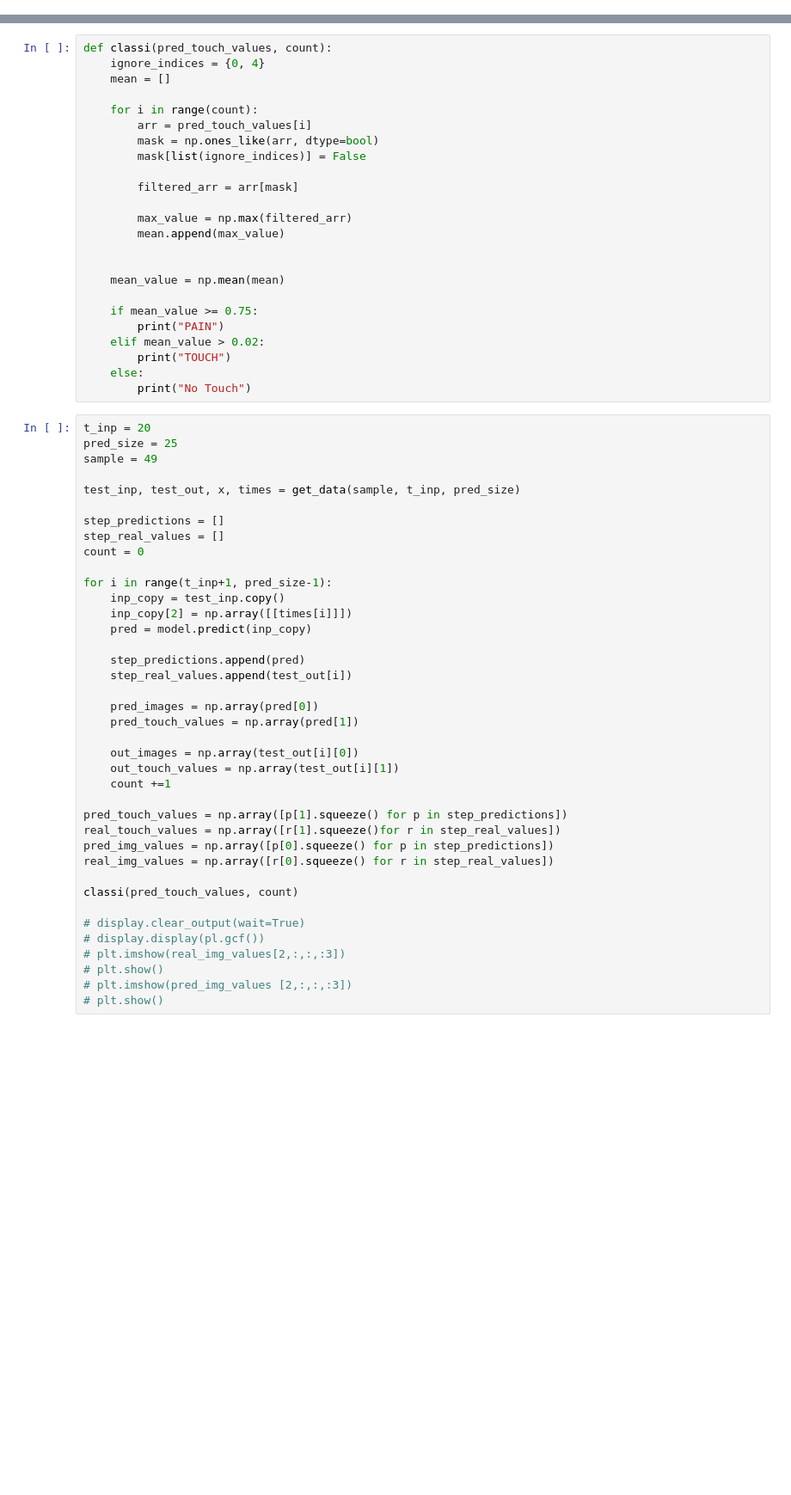
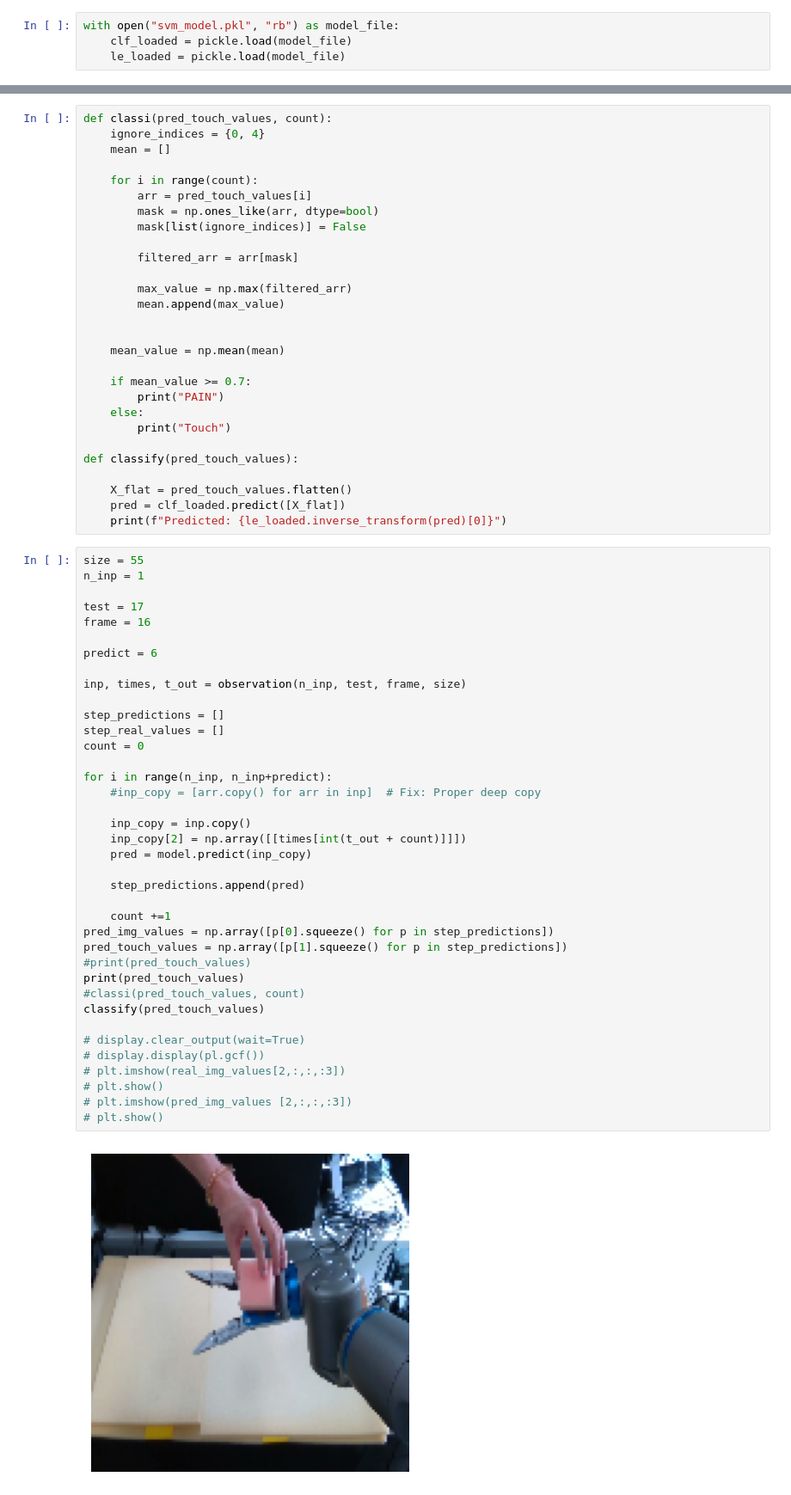
Before and after one commit to Pardal24/PainSensation, a Jupyter notebook: Test.ipynb, the cells around one changed output, grey strips where cells are left out. Shown: that part at 86% size. Saved outputs shown, nothing was run; the diff lists cells and outputs as text; blank space fills up the shorter version.

```diff
--- a/Test.ipynb
+++ b/Test.ipynb
@@ -64,4 +64,8 @@ Total params: 2770766 (10.57 MB)
 Trainable params: 2770766 (10.57 MB)
 Non-trainable params: 0 (0.00 Byte)
 __________________________________________________________________________________________________
+# %%
+with open("svm_model.pkl", "rb") as model_file:
+    clf_loaded = pickle.load(model_file)
+    le_loaded = pickle.load(model_file)
 # %%
@@ -126,49 +122,53 @@ def classi(pred_touch_values, count):
 
     mean_value = np.mean(mean)
 
-    if mean_value >= 0.75:
+    if mean_value >= 0.7:
         print("PAIN")
-    elif mean_value > 0.02:
-        print("TOUCH")
     else:
-        print("No Touch")
+        print("Touch")
+
+def classify(pred_touch_values):
+
+    X_flat = pred_touch_values.flatten()
+    pred = clf_loaded.predict([X_flat])
+    print(f"Predicted: {le_loaded.inverse_transform(pred)[0]}")
 # %%
-t_inp = 20
-pred_size = 25
-sample = 49
+size = 55
+n_inp = 1
 
-test_inp, test_out, x, times = get_data(sample, t_inp, pred_size)
+test = 17
+frame = 16
+
+predict = 6
+
+inp, times, t_out = observation(n_inp, test, frame, size)
 
 step_predictions = []
 step_real_values = []
 count = 0
 
-for i in range(t_inp+1, pred_size-1):
-    inp_copy = test_inp.copy()
-    inp_copy[2] = np.array([[times[i]]])
+for i in range(n_inp, n_inp+predict):
+    #inp_copy = [arr.copy() for arr in inp]  # Fix: Proper deep copy
+
+    inp_copy = inp.copy()
+    inp_copy[2] = np.array([[times[int(t_out + count)]]])
     pred = model.predict(inp_copy)
 
     step_predictions.append(pred)
-    step_real_values.append(test_out[i])
 
-    pred_images = np.array(pred[0])
-    pred_touch_values = np.array(pred[1])
-
-    out_images = np.array(test_out[i][0])
-    out_touch_values = np.array(test_out[i][1])
     count +=1
-
+pred_img_values = np.array([p[0].squeeze() for p in step_predictions])
 pred_touch_values = np.array([p[1].squeeze() for p in step_predictions])
-real_touch_values = np.array([r[1].squeeze()for r in step_real_values])
-pred_img_values = np.array([p[0].squeeze() for p in step_predictions])
-real_img_values = np.array([r[0].squeeze() for r in step_real_values])
-
-classi(pred_touch_values, count)
+#print(pred_touch_values)
+print(pred_touch_values)
+#classi(pred_touch_values, count)
+classify(pred_touch_values)
 
 # display.clear_output(wait=True)
 # display.display(pl.gcf())
 # plt.imshow(real_img_values[2,:,:,:3])
 # plt.show()
 # plt.imshow(pred_img_values [2,:,:,:3])
 # plt.show()
 # %% [output]
+[figure, added]
```
Also changed, not shown: parts of 3 cells of this notebook, 2 other files.
